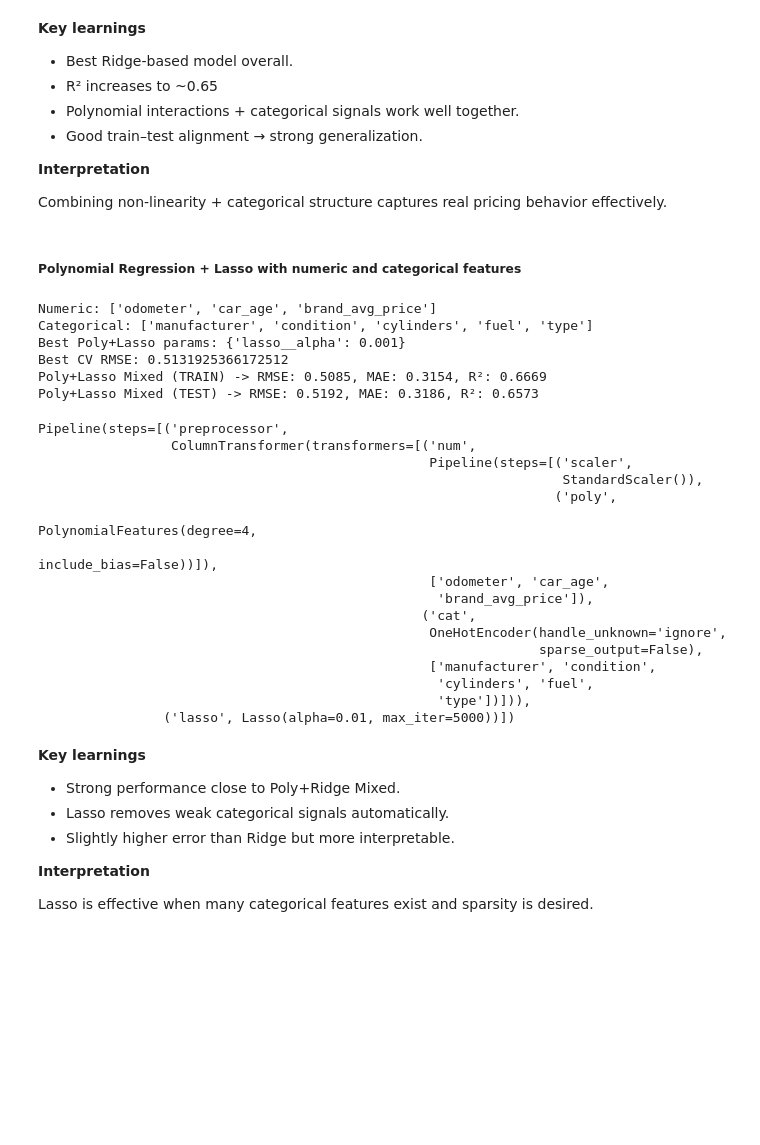
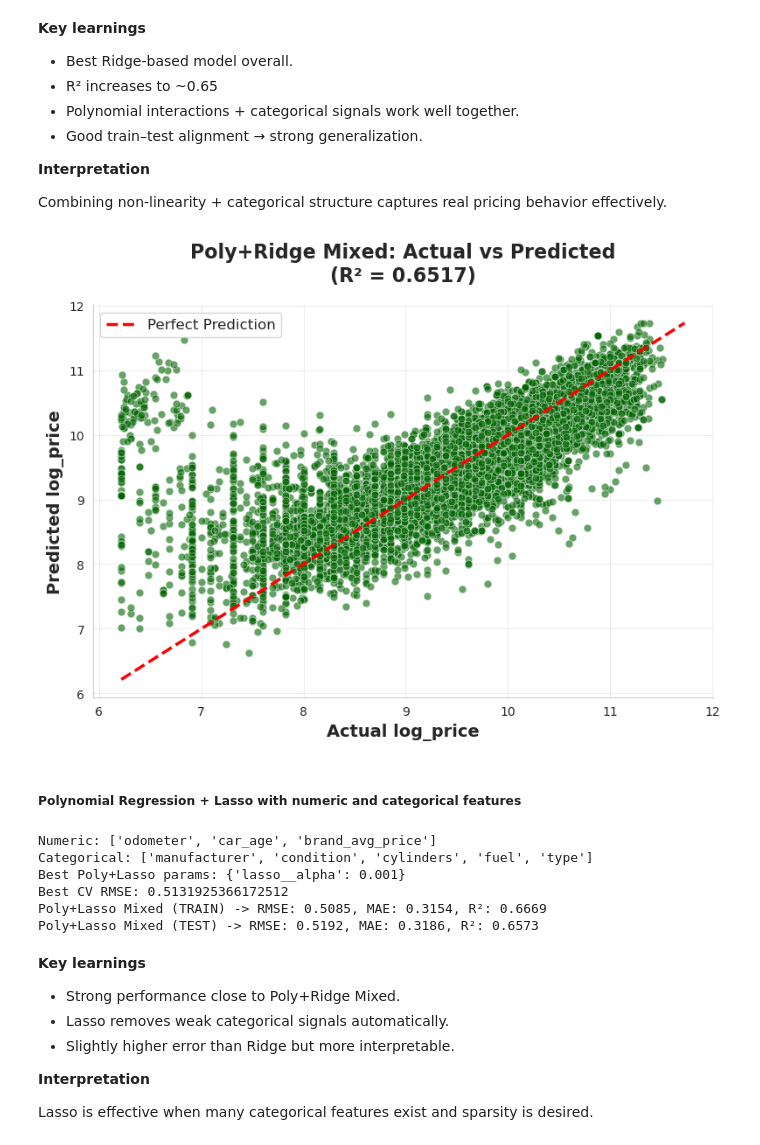
Before and after one commit to VinnyBabuManjaly/car-value-metrics, a Jupyter notebook: used_car_price_prediction_insights.ipynb, the cells around one changed output. Cells and saved outputs as stored; diff of their text form; code cells hidden in the pictures; blank space fills up the shorter version.

```diff
--- a/used_car_price_prediction_insights.ipynb
+++ b/used_car_price_prediction_insights.ipynb
@@ -993,6 +996,26 @@ Pipeline(steps=[('preprocessor',
 **Interpretation**
 
 Combining non-linearity + categorical structure captures real pricing behavior effectively.
+# %%
+plt.figure(figsize=(8, 6))
+sns.scatterplot(x=y_test_mixed, y=y_pred_test, alpha=0.6, s=40, color='darkgreen')
+
+# Perfect prediction line
+min_val = min(y_test_mixed.min(), y_pred_test.min())
+max_val = max(y_test_mixed.max(), y_pred_test.max())
+plt.plot([min_val, max_val], [min_val, max_val], 'r--', lw=2.5, label='Perfect Prediction')
+
+plt.xlabel('Actual log_price', fontsize=14, fontweight='bold')
+plt.ylabel('Predicted log_price', fontsize=14, fontweight='bold')
+plt.title('Poly+Ridge Mixed: Actual vs Predicted\n(R² = 0.6517)', fontsize=16, fontweight='bold', pad=20)
+plt.legend(fontsize=12)
+plt.grid(True, alpha=0.3)
+sns.despine()
+
+plt.tight_layout()
+plt.show()
+# %% [output]
+[figure, added]
 # %% [markdown]
 ##### Polynomial Regression + Lasso with numeric and categorical features
 # %%
@@ -1059,7 +1082,6 @@ def print_metrics(y_true, y_pred, label):
 
 print_metrics(y_train_mixed, y_pred_train_lasso, "Poly+Lasso Mixed (TRAIN)")
 print_metrics(y_test_mixed, y_pred_test_lasso, "Poly+Lasso Mixed (TEST)")
-poly_lasso_pipe
 # %% [output]
 Numeric: ['odometer', 'car_age', 'brand_avg_price']
 Categorical: ['manufacturer', 'condition', 'cylinders', 'fuel', 'type']
@@ -1067,22 +1089,6 @@ Best Poly+Lasso params: {'lasso__alpha': 0.001}
 Best CV RMSE: 0.5131925366172512
 Poly+Lasso Mixed (TRAIN) -> RMSE: 0.5085, MAE: 0.3154, R²: 0.6669
 Poly+Lasso Mixed (TEST) -> RMSE: 0.5192, MAE: 0.3186, R²: 0.6573
-Pipeline(steps=[('preprocessor',
-                 ColumnTransformer(transformers=[('num',
-                                                  Pipeline(steps=[('scaler',
-                                                                   StandardScaler()),
-                                                                  ('poly',
-                                                                   PolynomialFeatures(degree=4,
-                                                                                      include_bias=False))]),
-                                                  ['odometer', 'car_age',
-                                                   'brand_avg_price']),
-                                                 ('cat',
-                                                  OneHotEncoder(handle_unknown='ignore',
-                                                                sparse_output=False),
-                                                  ['manufacturer', 'condition',
-                                                   'cylinders', 'fuel',
-                                                   'type'])])),
-                ('lasso', Lasso(alpha=0.01, max_iter=5000))])
 # %% [markdown]
 **Key learnings**
 
```
Also changed, not shown: parts of 25 cells of this notebook, 1 other file.
